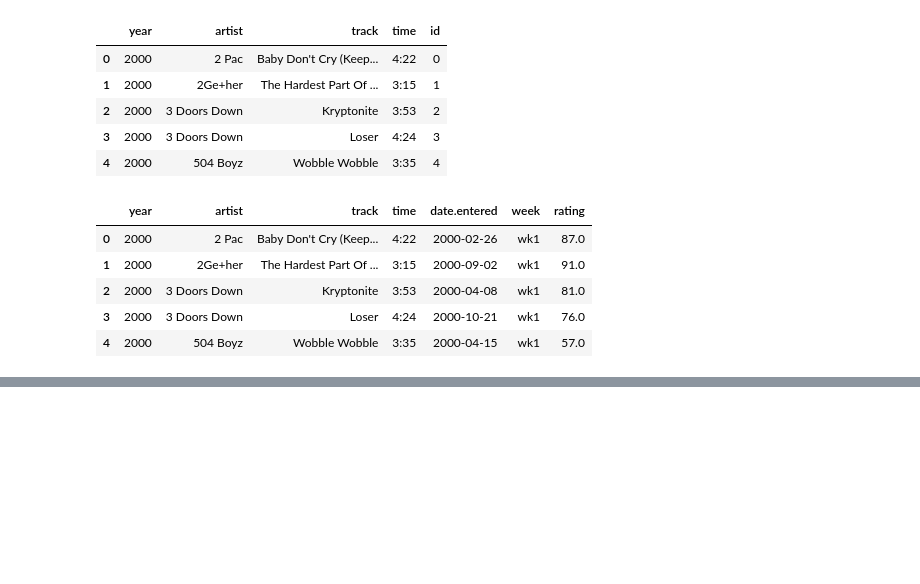
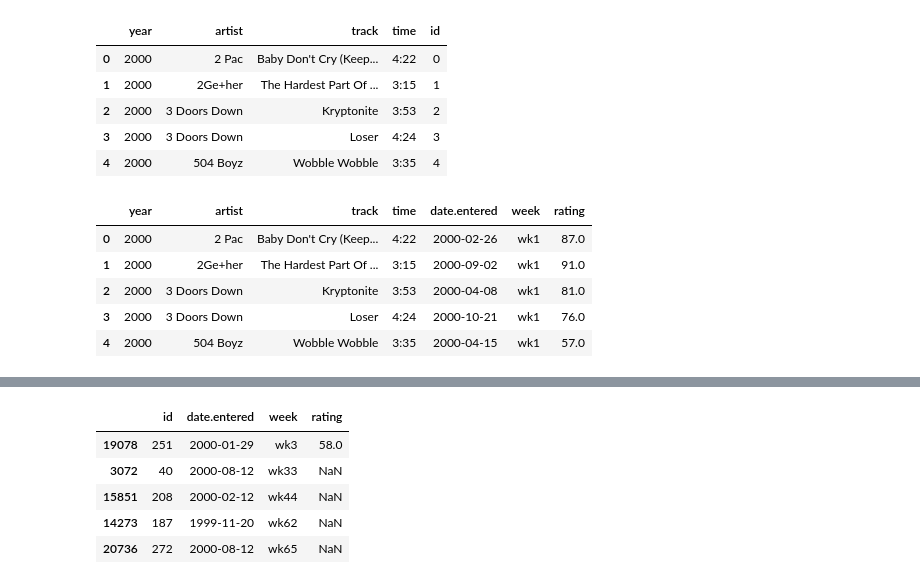
Before and after one commit to chendaniely/2022-06-29-python, a Jupyter notebook: 04-normalization.ipynb, the cells around one changed output, grey strips where cells are left out. Saved outputs shown, nothing was run; the diff lists cells and outputs as text; code cells hidden in the pictures; blank space fills up the shorter version.

```diff
--- a/04-normalization.ipynb
+++ b/04-normalization.ipynb
@@ -122,0 +147,9 @@ billboard_long.head()
+# %%
+billboard_ratings.sample(5)
+# %% [output]
+|  | id | date.entered | week | rating |
+| 19078 | 251 | 2000-01-29 | wk3 | 58.0 |
+| 3072 | 40 | 2000-08-12 | wk33 | NaN |
+| 15851 | 208 | 2000-02-12 | wk44 | NaN |
+| 14273 | 187 | 1999-11-20 | wk62 | NaN |
+| 20736 | 272 | 2000-08-12 | wk65 | NaN |
```
Also changed, not shown: parts of 6 cells of this notebook, 4 other files.
